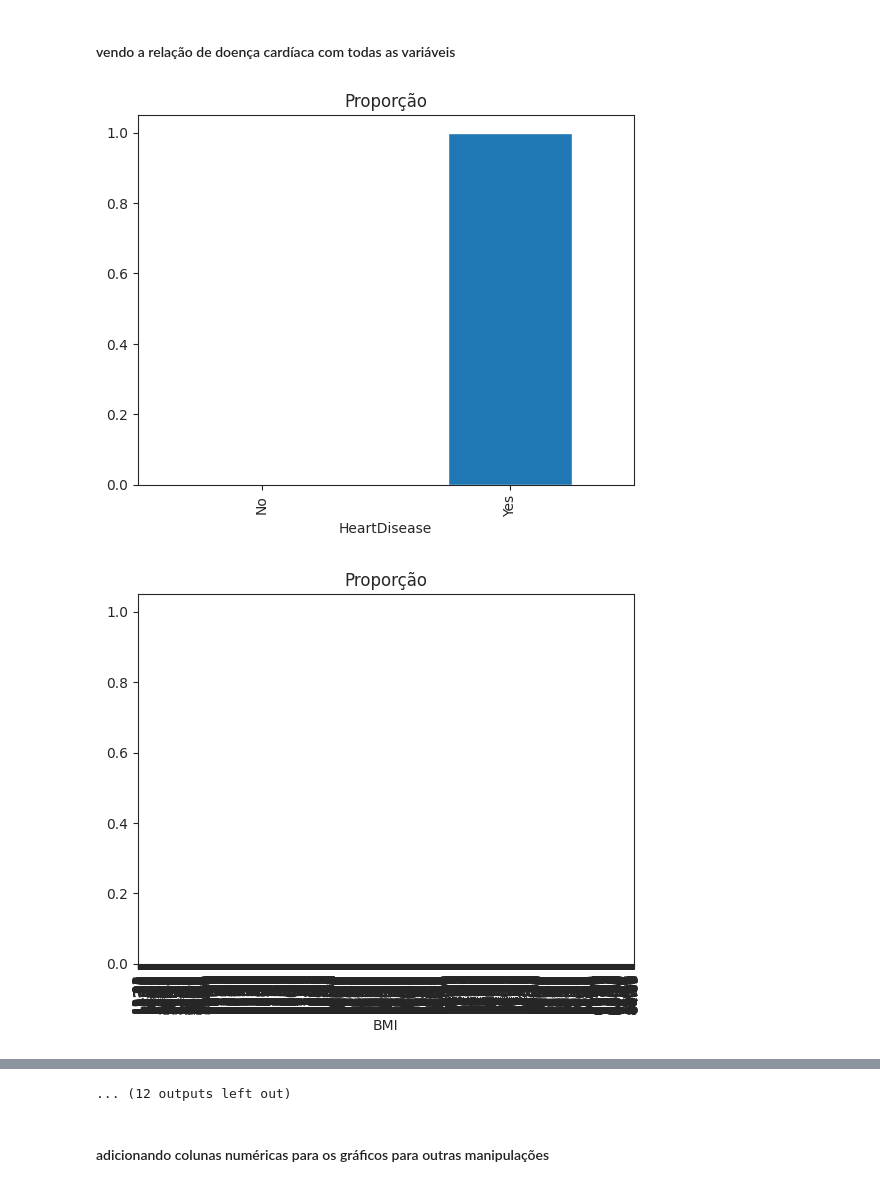
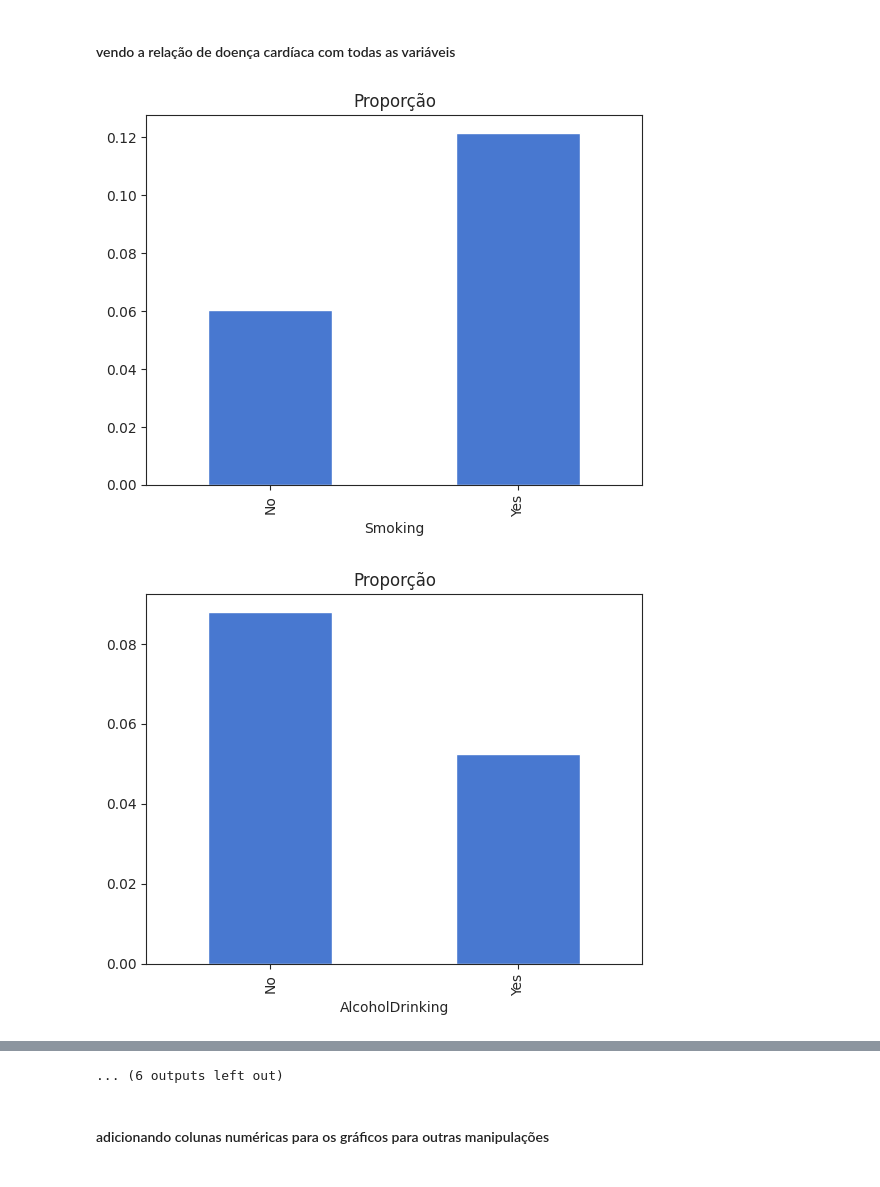
Before and after one commit to samueljos3/ProjetoHeartDisease, a Jupyter notebook: ProjetoHeartDiseaseFIM.ipynb, the cells around one changed output, grey strips where cells are left out. Cells and saved outputs as stored; diff of their text form; code cells hidden in the pictures.

```diff
--- a/ProjetoHeartDiseaseFIM.ipynb
+++ b/ProjetoHeartDiseaseFIM.ipynb
@@ -445,11 +445,12 @@ WARNING:matplotlib.legend:No artists with labels found to put in legend.  Note t
 #### vendo a relação de doença cardíaca com todas as variáveis
 # %%
 for i in df:
-  proporcao2 = df.groupby(i)['HeartDiseaseNUM'].mean()
-  proporcao2.plot(kind='bar')
-
-  plt.title('Proporção')
-  plt.show()
+  if 'NUM' not in i and 'num' not in i and i != 'HeartDisease' and i != 'BMI':
+    proporcao2 = df.groupby(i)['HeartDiseaseNUM'].mean()
+    sns.set_palette("muted")
+    proporcao2.plot(kind='bar')
+    plt.title('Proporção')
+    plt.show()
 # %% [output]
-[figure, old version]
+[figure, new version]
-[figure, old version]
+[figure, new version]
@@ -466,4 +467,4 @@ for i in df:
-... (12 outputs left out)
+... (6 outputs left out)
 # %% [markdown]
 #### adicionando colunas numéricas para os gráficos para outras manipulações
 # %%
```
Also changed, not shown: parts of 1 cell of this notebook.
